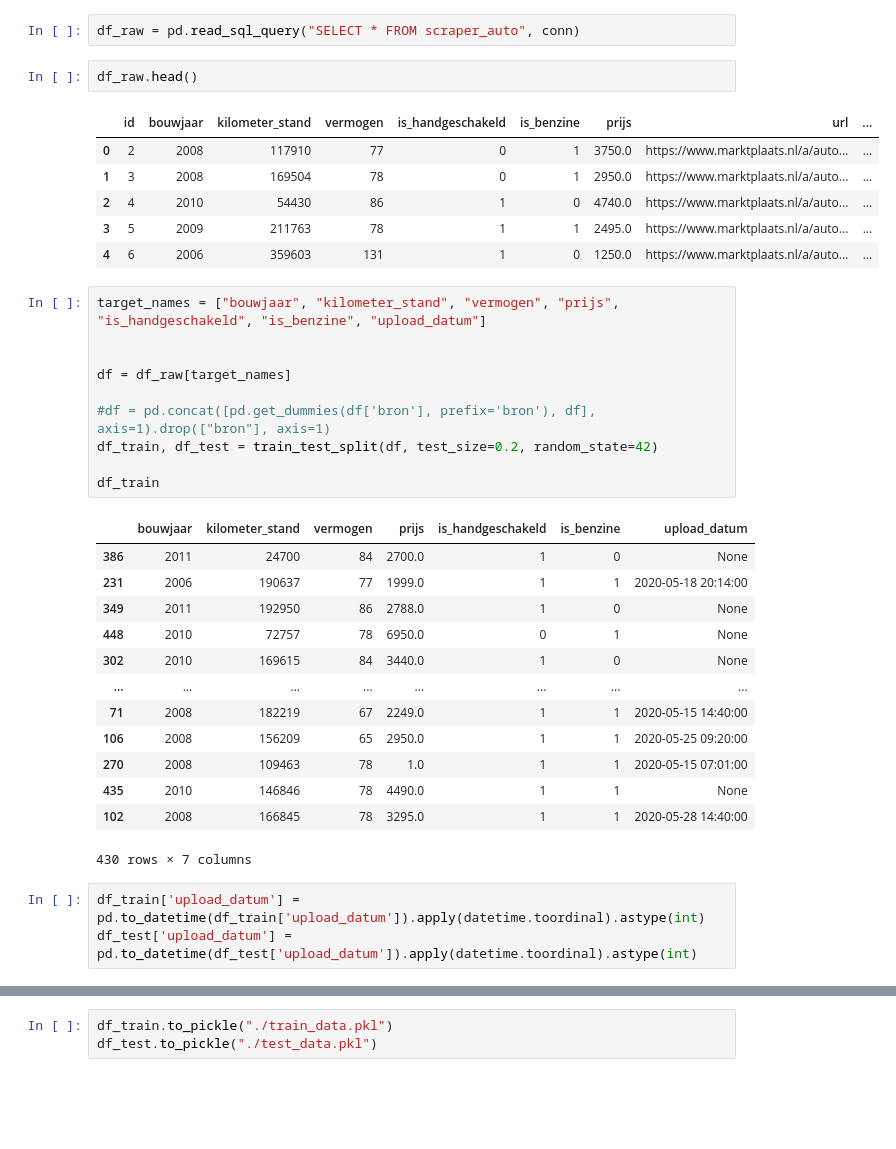
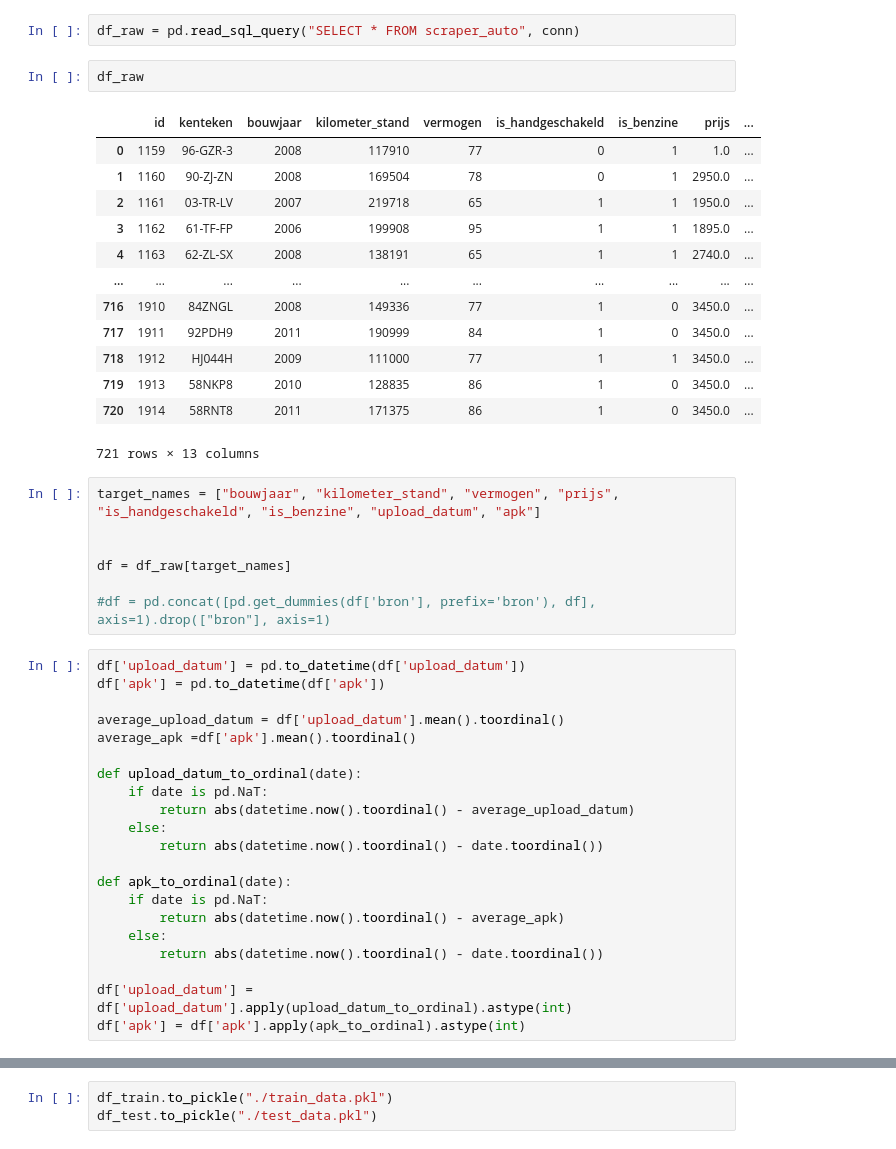
Before and after one commit to marcusabu/Autos, a Jupyter notebook: models/1. Exploratory & preprocessing.ipynb, the cells around one changed output, grey strips where cells are left out. Drawn from its saved outputs; the diff is of its cells as text; blank space fills up the shorter version.

```diff
--- a/models/1. Exploratory & preprocessing.ipynb
+++ b/models/1. Exploratory & preprocessing.ipynb
@@ -17,38 +17,46 @@ conn = sqlite3.connect('../db.sqlite3')
 # %%
 df_raw = pd.read_sql_query("SELECT * FROM scraper_auto", conn)
 # %%
-df_raw.head()
+df_raw
 # %% [output]
-|  | id | bouwjaar | kilometer_stand | vermogen | is_handgeschakeld | is_benzine | prijs | url | ... |
-| 0 | 2 | 2008 | 117910 | 77 | 0 | 1 | 3750.0 | https://www.marktplaats.nl/a/auto... | ... |
-| 1 | 3 | 2008 | 169504 | 78 | 0 | 1 | 2950.0 | https://www.marktplaats.nl/a/auto... | ... |
-| 2 | 4 | 2010 | 54430 | 86 | 1 | 0 | 4740.0 | https://www.marktplaats.nl/a/auto... | ... |
-| 3 | 5 | 2009 | 211763 | 78 | 1 | 1 | 2495.0 | https://www.marktplaats.nl/a/auto... | ... |
-| 4 | 6 | 2006 | 359603 | 131 | 1 | 0 | 1250.0 | https://www.marktplaats.nl/a/auto... | ... |
+|  | id | kenteken | bouwjaar | kilometer_stand | vermogen | is_handgeschakeld | is_benzine | prijs | ... |
+| 0 | 1159 | 96-GZR-3 | 2008 | 117910 | 77 | 0 | 1 | 1.0 | ... |
+| 1 | 1160 | 90-ZJ-ZN | 2008 | 169504 | 78 | 0 | 1 | 2950.0 | ... |
+| 2 | 1161 | 03-TR-LV | 2007 | 219718 | 65 | 1 | 1 | 1950.0 | ... |
+| 3 | 1162 | 61-TF-FP | 2006 | 199908 | 95 | 1 | 1 | 1895.0 | ... |
+| 4 | 1163 | 62-ZL-SX | 2008 | 138191 | 65 | 1 | 1 | 2740.0 | ... |
+| ... | ... | ... | ... | ... | ... | ... | ... | ... | ... |
+| 716 | 1910 | 84ZNGL | 2008 | 149336 | 77 | 1 | 0 | 3450.0 | ... |
+| 717 | 1911 | 92PDH9 | 2011 | 190999 | 84 | 1 | 0 | 3450.0 | ... |
+| 718 | 1912 | HJ044H | 2009 | 111000 | 77 | 1 | 1 | 3450.0 | ... |
+| 719 | 1913 | 58NKP8 | 2010 | 128835 | 86 | 1 | 0 | 3450.0 | ... |
+| 720 | 1914 | 58RNT8 | 2011 | 171375 | 86 | 1 | 0 | 3450.0 | ... |
+721 rows × 13 columns
 # %%
-target_names = ["bouwjaar", "kilometer_stand", "vermogen", "prijs", "is_handgeschakeld", "is_benzine", "upload_datum"]
+target_names = ["bouwjaar", "kilometer_stand", "vermogen", "prijs", "is_handgeschakeld", "is_benzine", "upload_datum", "apk"]
 
 
 df = df_raw[target_names]
 
 #df = pd.concat([pd.get_dummies(df['bron'], prefix='bron'), df], axis=1).drop(["bron"], axis=1)
-df_train, df_test = train_test_split(df, test_size=0.2, random_state=42)
-
-df_train
-# %% [output]
-|  | bouwjaar | kilometer_stand | vermogen | prijs | is_handgeschakeld | is_benzine | upload_datum |
-| 386 | 2011 | 24700 | 84 | 2700.0 | 1 | 0 | None |
-| 231 | 2006 | 190637 | 77 | 1999.0 | 1 | 1 | 2020-05-18 20:14:00 |
-| 349 | 2011 | 192950 | 86 | 2788.0 | 1 | 0 | None |
-| 448 | 2010 | 72757 | 78 | 6950.0 | 0 | 1 | None |
-| 302 | 2010 | 169615 | 84 | 3440.0 | 1 | 0 | None |
-| ... | ... | ... | ... | ... | ... | ... | ... |
-| 71 | 2008 | 182219 | 67 | 2249.0 | 1 | 1 | 2020-05-15 14:40:00 |
-| 106 | 2008 | 156209 | 65 | 2950.0 | 1 | 1 | 2020-05-25 09:20:00 |
-| 270 | 2008 | 109463 | 78 | 1.0 | 1 | 1 | 2020-05-15 07:01:00 |
-| 435 | 2010 | 146846 | 78 | 4490.0 | 1 | 1 | None |
-| 102 | 2008 | 166845 | 78 | 3295.0 | 1 | 1 | 2020-05-28 14:40:00 |
-430 rows × 7 columns
-# %%
-df_train['upload_datum'] = pd.to_datetime(df_train['upload_datum']).apply(datetime.toordinal).astype(int)
-df_test['upload_datum'] = pd.to_datetime(df_test['upload_datum']).apply(datetime.toordinal).astype(int)
+# %%
+df['upload_datum'] = pd.to_datetime(df['upload_datum'])
+df['apk'] = pd.to_datetime(df['apk'])
+
+average_upload_datum = df['upload_datum'].mean().toordinal()
+average_apk =df['apk'].mean().toordinal()
+
+def upload_datum_to_ordinal(date):
+    if date is pd.NaT:
+        return abs(datetime.now().toordinal() - average_upload_datum)
+    else:
+        return abs(datetime.now().toordinal() - date.toordinal())
+
+def apk_to_ordinal(date):
+    if date is pd.NaT:
+        return abs(datetime.now().toordinal() - average_apk)
+    else:
+        return abs(datetime.now().toordinal() - date.toordinal())
+
+df['upload_datum'] = df['upload_datum'].apply(upload_datum_to_ordinal).astype(int)
+df['apk'] = df['apk'].apply(apk_to_ordinal).astype(int)
```
Also changed, not shown: parts of 7 cells of this notebook, 13 other files.
